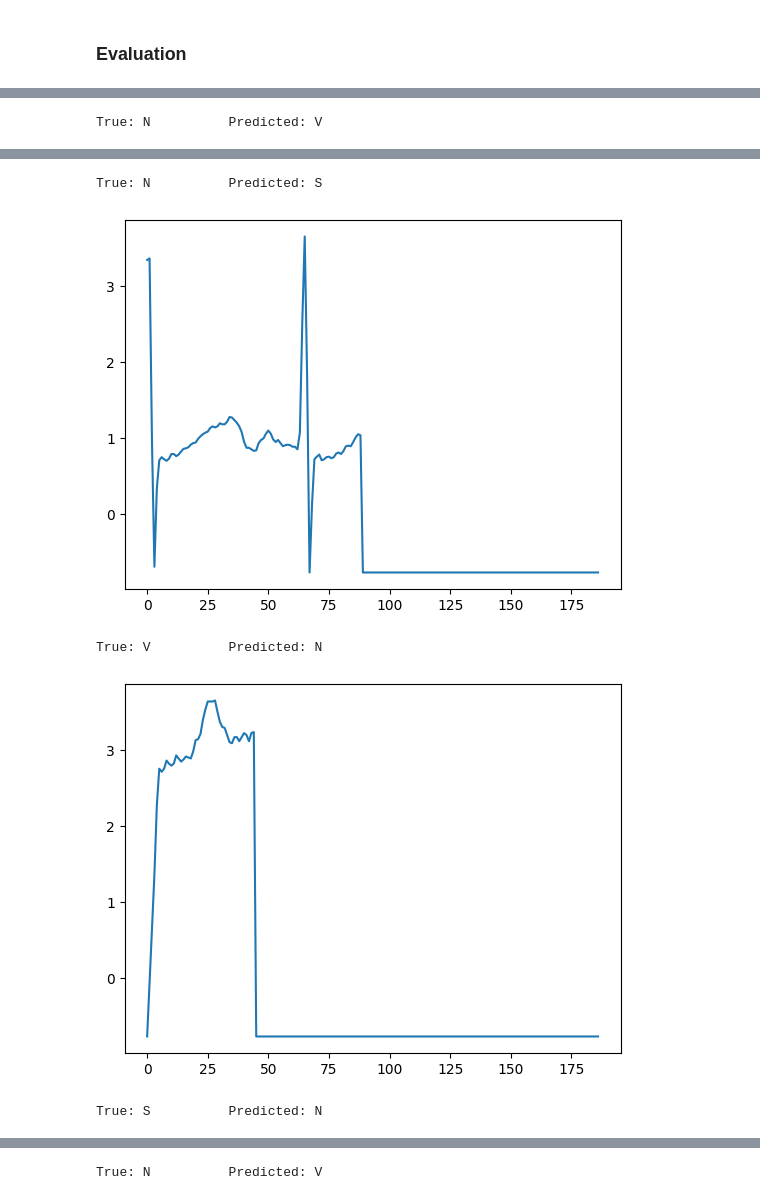
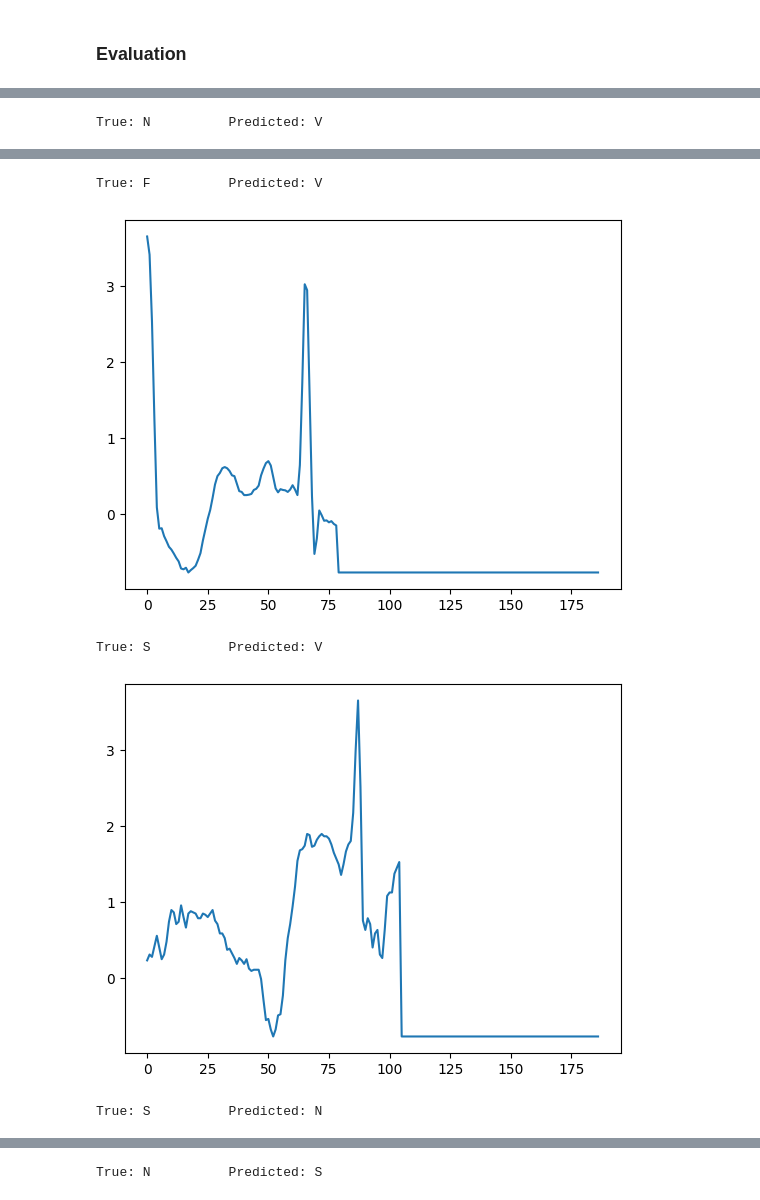
Before and after one commit to xl-Mu/ECG-Heartbeat-Categorization, a Jupyter notebook: CNN Model.ipynb, the cells around one changed output, grey strips where cells are left out. Drawn from its saved outputs; the diff is of its cells as text; code cells hidden in the pictures.

Commit message:
Final Model

```diff
--- a/CNN Model.ipynb
+++ b/CNN Model.ipynb
@@ -187,8 +191,6 @@ class ECGDataset(torch.utils.data.Dataset):
 # %%
-# https://stackoverflow.com/questions/67799246/weighted-random-sampler-oversample-or-undersample
-def undersample_weights(signals, nclasses):
+def oversample_weights(signals, nclasses):
     n_images = len(signals)
-    # count_per_class = [0] * nclasses
     _, count_per_class = np.unique(signals[:, -1], return_counts=True)
 
     weight_per_class = [0.] * nclasses
@@ -212,7 +214,7 @@ X_train, X_test, y_train, y_test = train_test_split(X_norm, y_np, test_size=0.2,
 # Train Dataloader
 ecg_train_dataset = ECGDataset(X_train, y_train)
 
-train_weights = torch.DoubleTensor(undersample_weights(ecg_train_dataset.data, 5))
+train_weights = torch.DoubleTensor(oversample_weights(ecg_train_dataset.data, 5))
 train_sampler = torch.utils.data.WeightedRandomSampler(train_weights, len(train_weights))
 
 ECG_train_dataloader = torch.utils.data.DataLoader(ecg_train_dataset, batch_size = 32, sampler=train_sampler)
@@ -220,8 +222,5 @@ ECG_train_dataloader = torch.utils.data.DataLoader(ecg_train_dataset, batch_size
 # Test Dataloader
 ecg_test_dataset = ECGDataset(X_test, y_test)
 
-# test_weights = torch.DoubleTensor(undersample_weights(ecg_test_dataset.data, 5))
-# test_sampler = torch.utils.data.WeightedRandomSampler(test_weights, len(test_weights))
-
 ECG_test_dataloader = torch.utils.data.DataLoader(ecg_test_dataset, batch_size = 32,shuffle=True)
 # %%
@@ -512,12 +513,12 @@ plot_cm(model, ECG_test_dataloader, class_names)
 weighted avg       0.99      0.99      0.99     17511
 # %%
 #Erroneous predictions
-model.eval()
+test_model.eval()
 count = 0
 for x, y in ECG_test_dataloader:
     x = x.to(device)
     y = y.to(device)
-    output = model(x)
+    output = test_model(x)
     y_pred = torch.argmax(output, dim=1)
     for i in range(len(y_pred)):
         if y_pred[i] != y[i] and count < 5:
@@ -531,5 +532,5 @@ True: N          Predicted: V
-True: N          Predicted: S
+True: F          Predicted: V
-[figure, old version]
+[figure, new version]
-True: V          Predicted: N
+True: S          Predicted: V
-[figure, old version]
+[figure, new version]
 True: S          Predicted: N
@@ -537 +538 @@ True: S          Predicted: N
-True: N          Predicted: V
+True: N          Predicted: S
```
Also changed, not shown: parts of 18 cells of this notebook, 1 other file.
